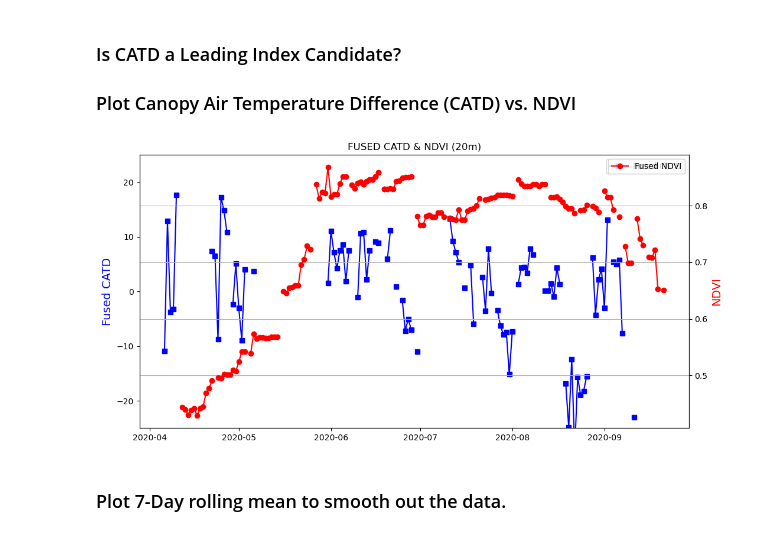
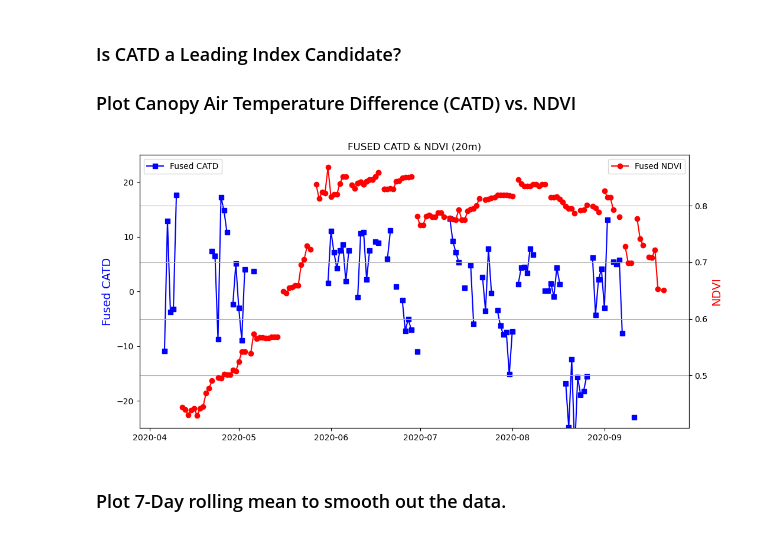
Before and after one commit to eculler/lst-crop-stress-capstone, a Jupyter notebook: exploratory/lst-comparison-tcruicks.ipynb, the cells around one changed output. Drawn from its saved outputs; the diff is of its cells as text; code cells hidden in the pictures.

```diff
--- a/exploratory/lst-comparison-tcruicks.ipynb
+++ b/exploratory/lst-comparison-tcruicks.ipynb
@@ -686,32 +686,32 @@ plt.show()
 # %%
 # Plotting fused CATD alone.
 
 fig, ax1 = plt.subplots(figsize=(12, 6))
 
 # Instantiate a second axes that shares the same x-axis
 ax2 = ax1.twinx()
 
 (ax1.plot(catd_df.index, catd_df['catd_starfm_lst'],
     label='Fused CATD', marker='s', c='b'))
 
 (ax2.plot(master_ndvi_df.index, master_ndvi_df['ndvi_starfm_band'],
     label='Fused NDVI', marker='o', c='r',))
 
 ax1.set_ylim(-25, 25)
 
 ax1.set_ylabel("Fused CATD", color='blue', fontsize=14)
 ax2.set_ylabel("Fused NDVI", color='red', fontsize=14)
 
 plt.title('FUSED CATD & NDVI (20m)')
 plt.grid(True)
 plt.ylabel('NDVI')
 plt.xlabel('Date')
 plt.xticks(rotation=45)
-ax1.legend()
-ax2.legend()
+ax1.legend(loc=2)
+ax2.legend(loc=1)
 plt.show()
 # %% [output]
-[figure, old version]
+[figure, new version]
 # %% [markdown]
 ### Plot 7-Day rolling mean to smooth out the data.
 # %%
```
Also changed, not shown: 2 other files.
